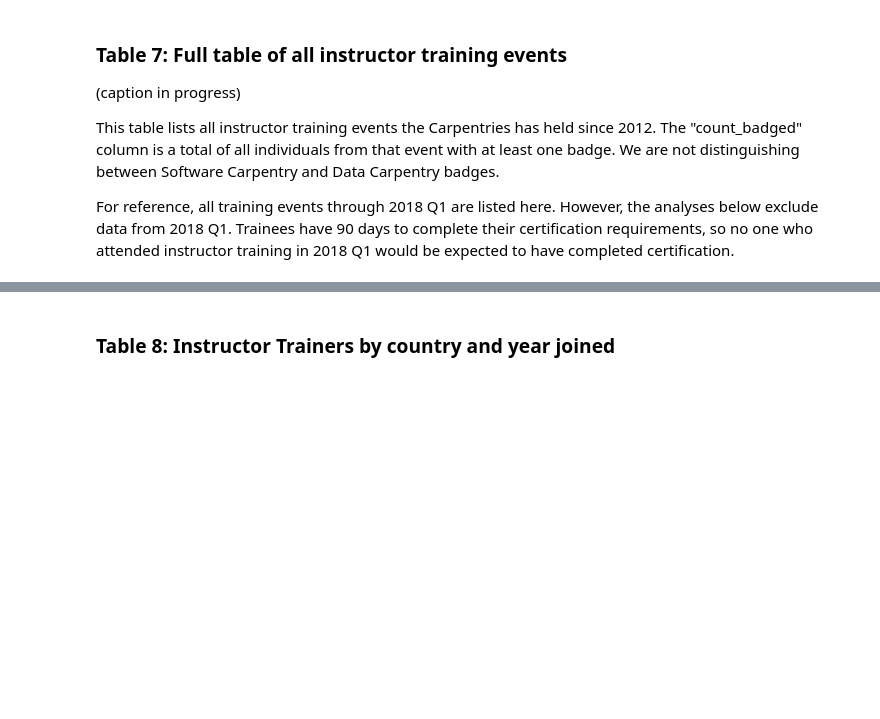
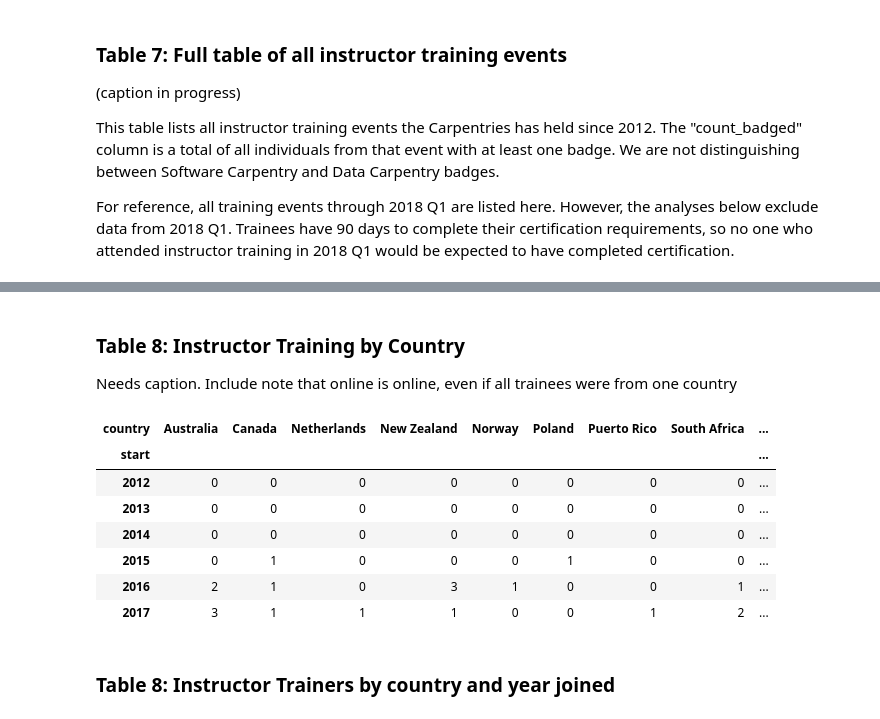
Before and after one commit to carpentries/assessment, a Jupyter notebook: programmatic-assessment/workshops/final_report_outline.ipynb, the cells around one changed output, grey strips where cells are left out. Drawn from its saved outputs; the diff is of its cells as text; code cells hidden in the pictures; blank space fills up the shorter version.

```diff
--- a/programmatic-assessment/workshops/final_report_outline.ipynb
+++ b/programmatic-assessment/workshops/final_report_outline.ipynb
@@ -552,3 +557,12 @@ badges_by_training_event_thru2017 = badges_by_training_event[badges_by_training_
 | 133 | 2018-03-20-ttt-online | 2018-03-20 | online | 11 | 3 | 27.3 |
 | 134 | 2018-03-26-ttt-davis | 2018-03-26 | United States | 24 | 1 | 4.2 |
 135 rows × 6 columns
+# %%
+trainings_by_country = badges_by_training_event_thru2017.groupby([badges_by_training_event['start'].dt.year, 'country'])['slug'].count().unstack()
+trainings_by_country['total'] = trainings_by_country.sum(axis=1)
+trainings_by_country.index.values
+trainings_by_country = trainings_by_country.rename(index = {2018:'2018Q1'})
+trainings_by_country = trainings_by_country.fillna(0)
+trainings_by_country = trainings_by_country.astype(int)
+
+# trainings_by_country
@@ -738,2 +805,17 @@ badges_by_training_event
+# %% [markdown]
+### Table 8: Instructor Training by Country
+
+Needs caption.  Include note that online is online, even if all trainees were from one country
+# %%
+trainings_by_country
+# %% [output]
+| country | Australia | Canada | Netherlands | New Zealand | Norway | Poland | Puerto Rico | South Africa | ... |
+| start |  |  |  |  |  |  |  |  | ... |
+| 2012 | 0 | 0 | 0 | 0 | 0 | 0 | 0 | 0 | ... |
+| 2013 | 0 | 0 | 0 | 0 | 0 | 0 | 0 | 0 | ... |
+| 2014 | 0 | 0 | 0 | 0 | 0 | 0 | 0 | 0 | ... |
+| 2015 | 0 | 1 | 0 | 0 | 0 | 1 | 0 | 0 | ... |
+| 2016 | 2 | 1 | 0 | 3 | 1 | 0 | 0 | 1 | ... |
+| 2017 | 3 | 1 | 1 | 1 | 0 | 0 | 1 | 2 | ... |
 # %% [markdown]
 ### Table 8: Instructor Trainers by country and year joined
```
Also changed, not shown: parts of 8 cells of this notebook.
